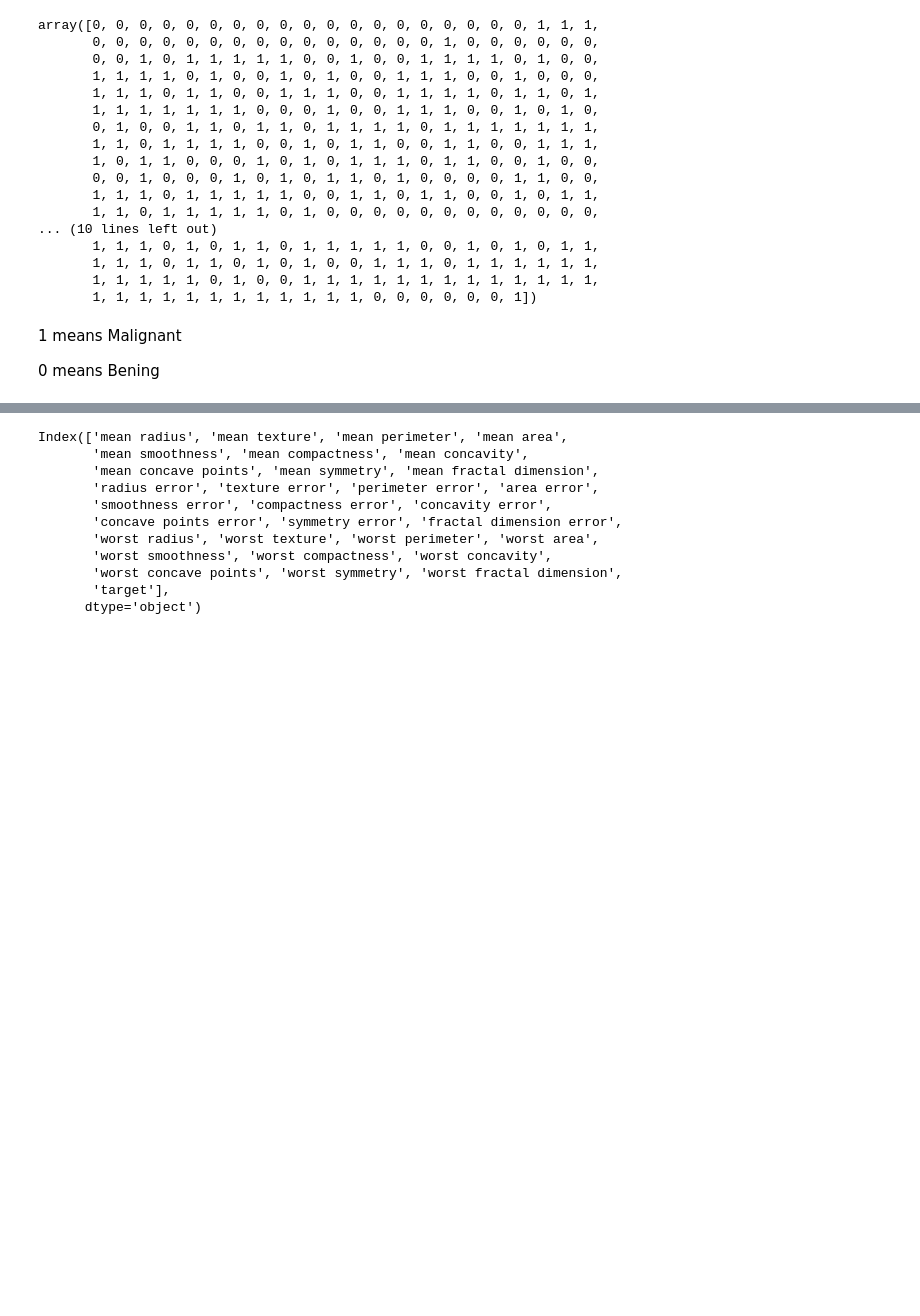
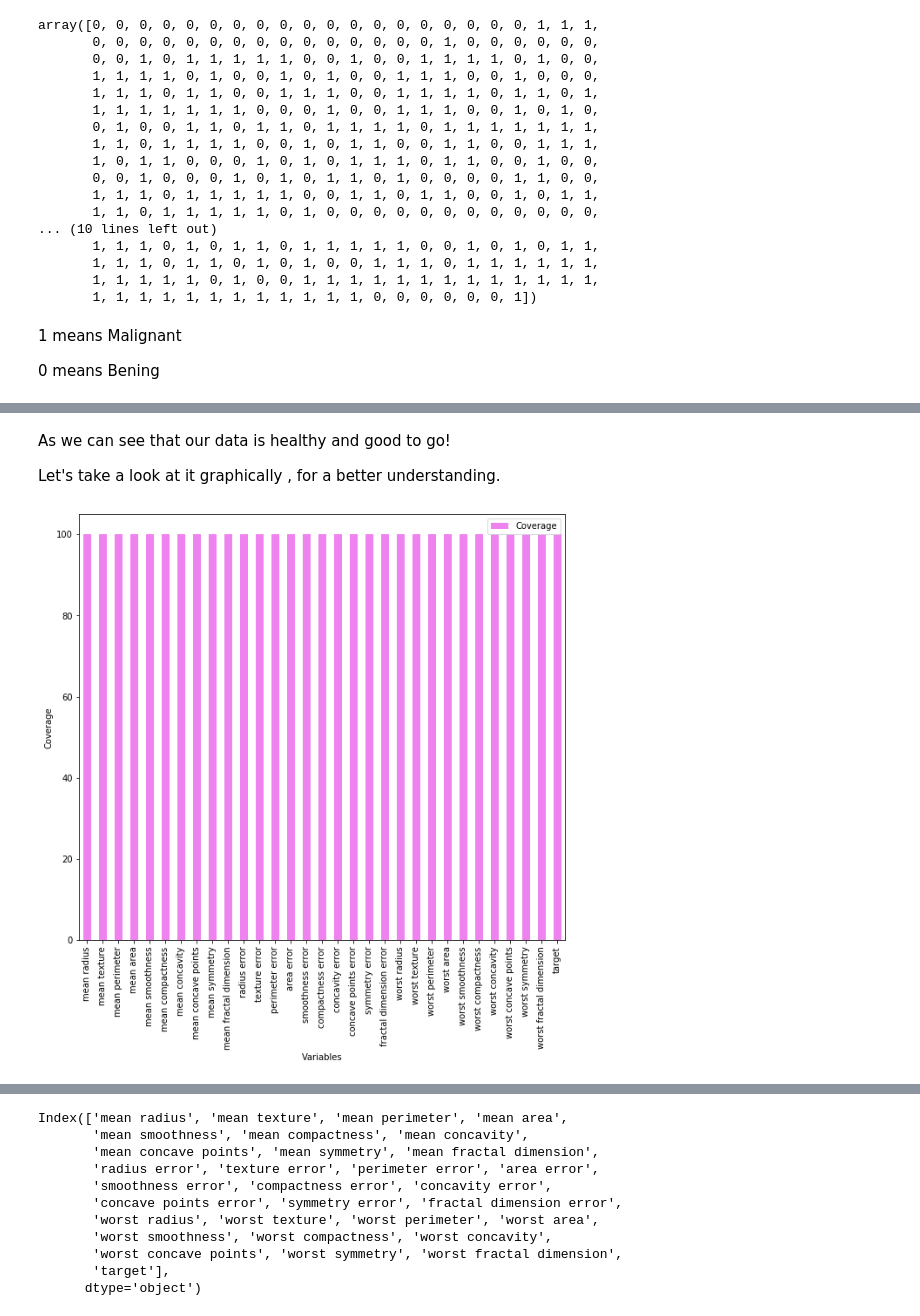
Before and after one commit to decodrtechnologies/Data-Science, a Jupyter notebook: Breast Cancer Dataset/KNN Implementation.ipynb, the cells around one changed output, grey strips where cells are left out. Saved outputs shown, nothing was run; the diff lists cells and outputs as text; code cells hidden in the pictures; blank space fills up the shorter version.

```diff
--- a/Breast Cancer Dataset/KNN Implementation.ipynb
+++ b/Breast Cancer Dataset/KNN Implementation.ipynb
@@ -119,0 +171,11 @@ memory usage: 137.9 KB
+# %% [markdown]
+As we can see that our data is healthy and good to go!
+
+Let's take a look at it graphically , for a better understanding.
+# %%
+#Use the .count function to get count of all the value without null in a feature
+ax = pd.DataFrame(((data.count()-data.isnull().sum())/data.count())*100 , columns=['Coverage']).plot(kind = 'bar' , figsize = (10,9),color='violet')
+ax.set(xlabel = 'Variables' , ylabel = 'Coverage')
+plt.show()
+# %% [output]
+[figure, added]
```
Also changed, not shown: parts of 57 cells of this notebook, 2 other files.
